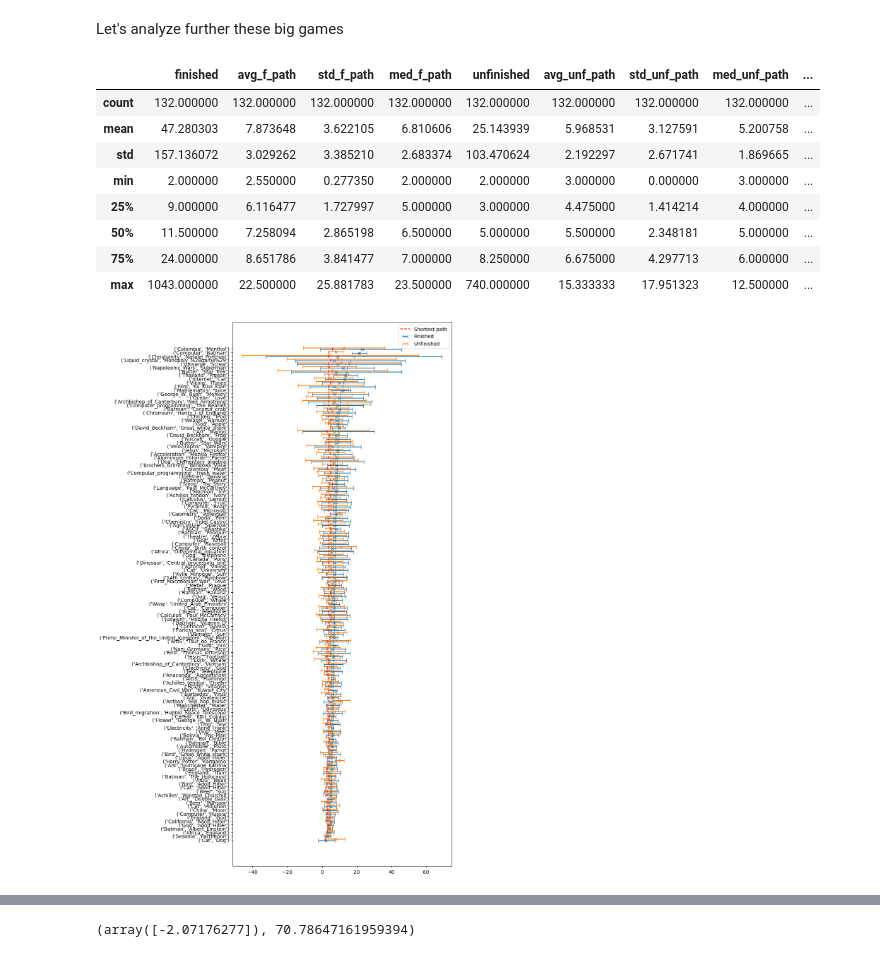
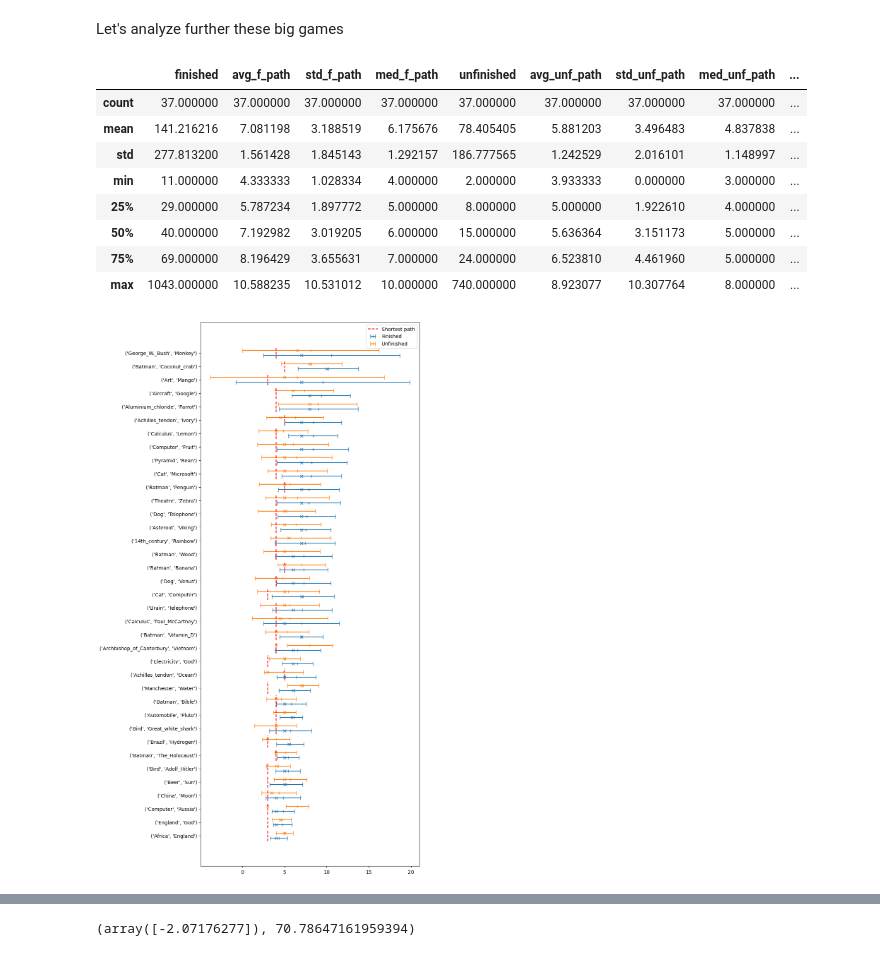
Before and after one commit to epfl-ada/ada-2024-project-outlier-1, a Jupyter notebook: part1_analysis.ipynb, the cells around one changed output, grey strips where cells are left out. Cells and saved outputs as stored; diff of their text form; code cells hidden in the pictures.

```diff
--- a/part1_analysis.ipynb
+++ b/part1_analysis.ipynb
@@ -435,39 +436,39 @@ stats_games
 # %% [markdown]
 Let's analyze further these big games
 # %%
-num_games = 10
+num_games = 30
 stats_big_games = stats_games.copy(deep=True).loc[stats_games['tot_games_played']>=num_games].sort_values(by='avg_f_path')
 stats_big_games.describe()
 # %% [output]
 |  | finished | avg_f_path | std_f_path | med_f_path | unfinished | avg_unf_path | std_unf_path | med_unf_path | ... |
-| count | 132.000000 | 132.000000 | 132.000000 | 132.000000 | 132.000000 | 132.000000 | 132.000000 | 132.000000 | ... |
-| mean | 47.280303 | 7.873648 | 3.622105 | 6.810606 | 25.143939 | 5.968531 | 3.127591 | 5.200758 | ... |
-| std | 157.136072 | 3.029262 | 3.385210 | 2.683374 | 103.470624 | 2.192297 | 2.671741 | 1.869665 | ... |
-| min | 2.000000 | 2.550000 | 0.277350 | 2.000000 | 2.000000 | 3.000000 | 0.000000 | 3.000000 | ... |
-| 25% | 9.000000 | 6.116477 | 1.727997 | 5.000000 | 3.000000 | 4.475000 | 1.414214 | 4.000000 | ... |
-| 50% | 11.500000 | 7.258094 | 2.865198 | 6.500000 | 5.000000 | 5.500000 | 2.348181 | 5.000000 | ... |
-| 75% | 24.000000 | 8.651786 | 3.841477 | 7.000000 | 8.250000 | 6.675000 | 4.297713 | 6.000000 | ... |
-| max | 1043.000000 | 22.500000 | 25.881783 | 23.500000 | 740.000000 | 15.333333 | 17.951323 | 12.500000 | ... |
+| count | 37.000000 | 37.000000 | 37.000000 | 37.000000 | 37.000000 | 37.000000 | 37.000000 | 37.000000 | ... |
+| mean | 141.216216 | 7.081198 | 3.188519 | 6.175676 | 78.405405 | 5.881203 | 3.496483 | 4.837838 | ... |
+| std | 277.813200 | 1.561428 | 1.845143 | 1.292157 | 186.777565 | 1.242529 | 2.016101 | 1.148997 | ... |
+| min | 11.000000 | 4.333333 | 1.028334 | 4.000000 | 2.000000 | 3.933333 | 0.000000 | 3.000000 | ... |
+| 25% | 29.000000 | 5.787234 | 1.897772 | 5.000000 | 8.000000 | 5.000000 | 1.922610 | 4.000000 | ... |
+| 50% | 40.000000 | 7.192982 | 3.019205 | 6.000000 | 15.000000 | 5.636364 | 3.151173 | 5.000000 | ... |
+| 75% | 69.000000 | 8.196429 | 3.655631 | 7.000000 | 24.000000 | 6.523810 | 4.461960 | 5.000000 | ... |
+| max | 1043.000000 | 10.588235 | 10.531012 | 10.000000 | 740.000000 | 8.923077 | 10.307764 | 8.000000 | ... |
 # %%
 n = len(stats_big_games.index)
 y = np.arange(int(n*4), step=4)
 plt.figure(figsize=(8,20))
-plt.errorbar(stats_big_games['avg_f_path'], y, xerr=stats_big_games['std_f_path']*1.96,
+plt.errorbar(stats_big_games['avg_f_path'], y, xerr=stats_big_games['std_f_path']*1.96/2,
              linestyle='', marker='+', capsize=4, label='Finished', color='tab:blue')
 plt.plot(stats_big_games['med_f_path'], y, 'x', color='tab:blue')
-plt.errorbar(stats_big_games['avg_unf_path'], y+1.5, xerr=stats_big_games['std_f_path']*1.96,
+plt.errorbar(stats_big_games['avg_unf_path'], y+1.5, xerr=stats_big_games['std_f_path']*1.96/2,
              linestyle='', marker='+', capsize=4, label='Unfinished', color='tab:orange')
 plt.plot(stats_big_games['med_unf_path'], y+1.5, 'x', color='tab:orange')
 for i in range(n):
     if i==1:
         plt.plot([stats_big_games['shortest_path'][i], stats_big_games['shortest_path'][i]], [y[i]-1, y[i]+1.5+1], 'r--', label='Shortest path')
     else:
         plt.plot([stats_big_games['shortest_path'][i], stats_big_games['shortest_path'][i]], [y[i]-1, y[i]+1.5+1], 'r--')
 
 plt.yticks(y+0.75, stats_big_games.index);
 plt.legend();
 # %% [output]
-[figure, old version]
+[figure, new version]
 # %%
 # np.histogram2d(stats_games['shortest_path'], stats_games['percentage_success'])
 # plt.hist2d(stats_games['shortest_path'], stats_games['percentage_success'])
```
Also changed, not shown: parts of 6 cells of this notebook.
